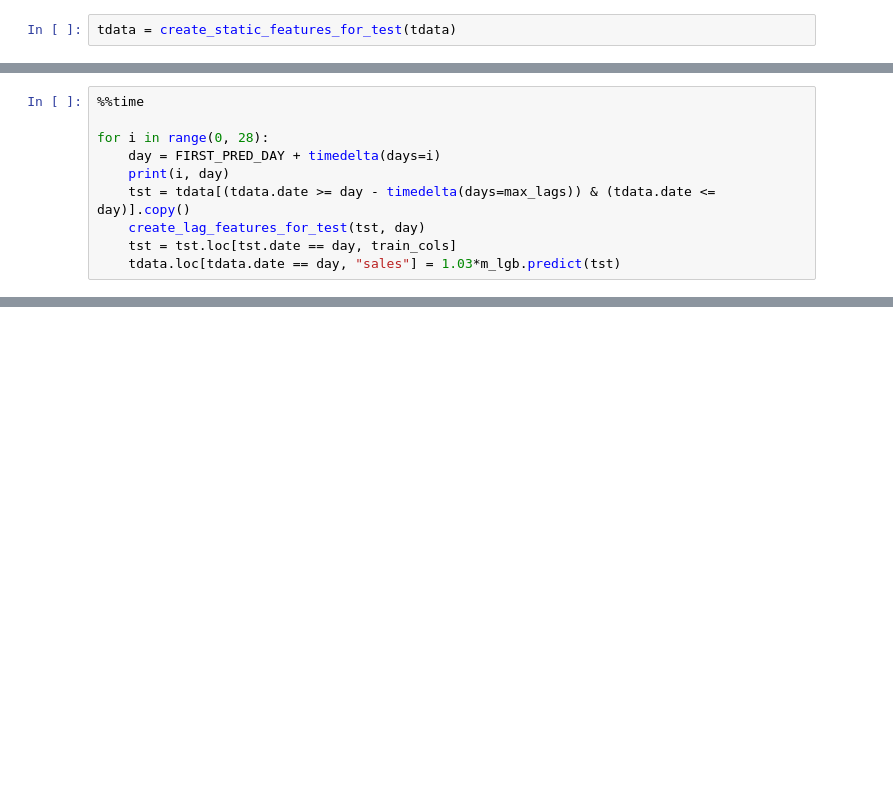
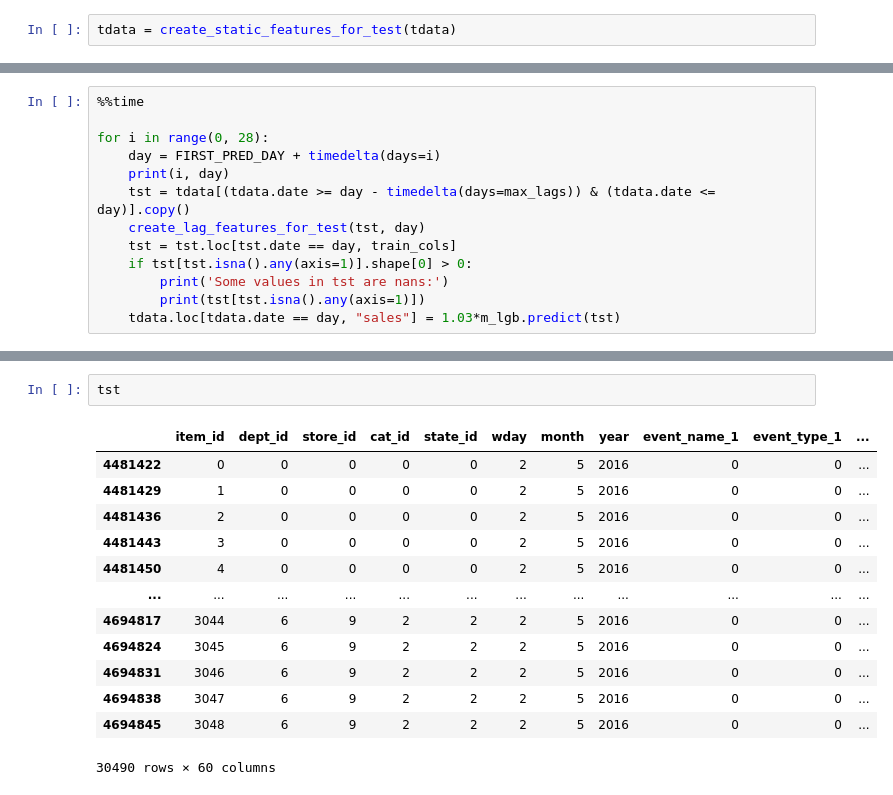
Before and after one commit to wzrd/m5-forecasting-competition, a Jupyter notebook: AlGreKo - Baseline Model (LGBM Day By Day).ipynb, the cells around one changed output, grey strips where cells are left out. Drawn from its saved outputs; the diff is of its cells as text; blank space fills up the shorter version.

```diff
--- a/AlGreKo - Baseline Model (LGBM Day By Day).ipynb
+++ b/AlGreKo - Baseline Model (LGBM Day By Day).ipynb
@@ -508,6 +521,9 @@ for i in range(0, 28):
     tst = tdata[(tdata.date >= day - timedelta(days=max_lags)) & (tdata.date <= day)].copy()
     create_lag_features_for_test(tst, day)
     tst = tst.loc[tst.date == day, train_cols]
+    if tst[tst.isna().any(axis=1)].shape[0] > 0:
+        print('Some values in tst are nans:')
+        print(tst[tst.isna().any(axis=1)])
     tdata.loc[tdata.date == day, "sales"] = 1.03*m_lgb.predict(tst)
 # %% [output]
 0 2016-04-25 00:00:00
@@ -534,0 +590,16 @@ tdata_sub.shape
+# %%
+tst
+# %% [output]
+|  | item_id | dept_id | store_id | cat_id | state_id | wday | month | year | event_name_1 | event_type_1 | ... |
+| 4481422 | 0 | 0 | 0 | 0 | 0 | 2 | 5 | 2016 | 0 | 0 | ... |
+| 4481429 | 1 | 0 | 0 | 0 | 0 | 2 | 5 | 2016 | 0 | 0 | ... |
+| 4481436 | 2 | 0 | 0 | 0 | 0 | 2 | 5 | 2016 | 0 | 0 | ... |
+| 4481443 | 3 | 0 | 0 | 0 | 0 | 2 | 5 | 2016 | 0 | 0 | ... |
+| 4481450 | 4 | 0 | 0 | 0 | 0 | 2 | 5 | 2016 | 0 | 0 | ... |
+| ... | ... | ... | ... | ... | ... | ... | ... | ... | ... | ... | ... |
+| 4694817 | 3044 | 6 | 9 | 2 | 2 | 2 | 5 | 2016 | 0 | 0 | ... |
+| 4694824 | 3045 | 6 | 9 | 2 | 2 | 2 | 5 | 2016 | 0 | 0 | ... |
+| 4694831 | 3046 | 6 | 9 | 2 | 2 | 2 | 5 | 2016 | 0 | 0 | ... |
+| 4694838 | 3047 | 6 | 9 | 2 | 2 | 2 | 5 | 2016 | 0 | 0 | ... |
+| 4694845 | 3048 | 6 | 9 | 2 | 2 | 2 | 5 | 2016 | 0 | 0 | ... |
+30490 rows × 60 columns
```
Also changed, not shown: parts of 16 cells of this notebook.
